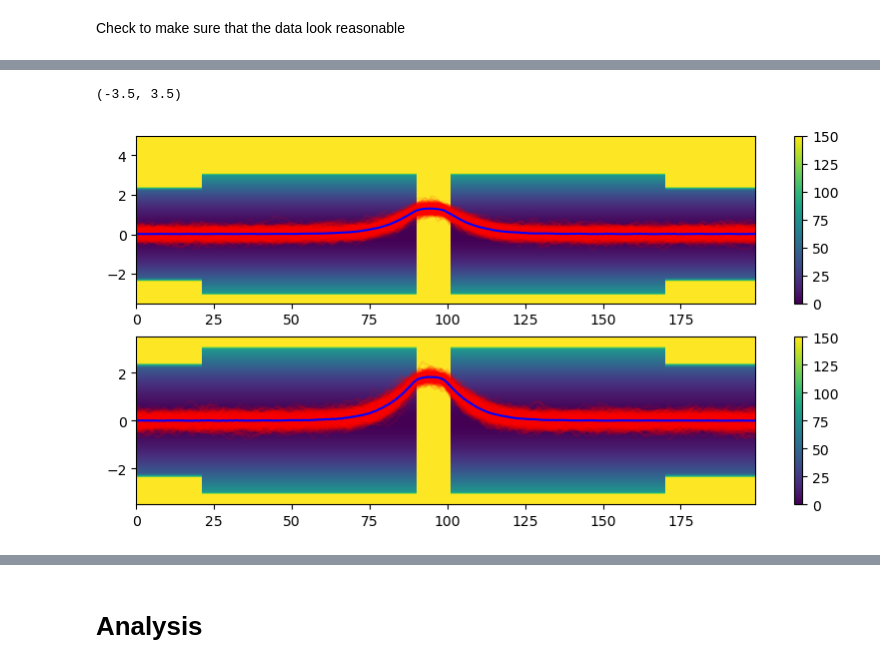
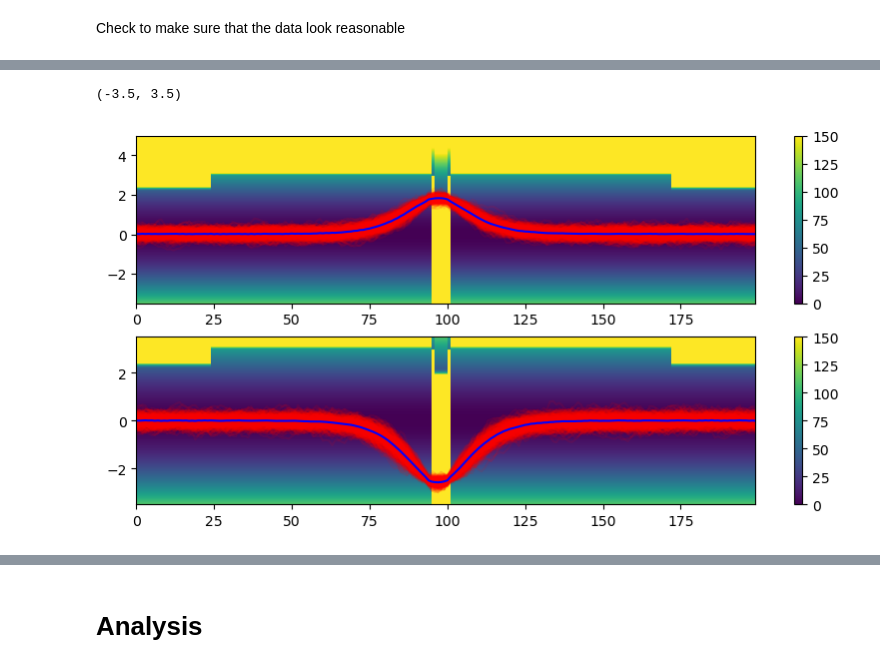
Before and after one commit to jinluchang/Qlattice, a Jupyter notebook: applications/false-vacuum-decay/error_analysis.ipynb, the cells around one changed output, grey strips where cells are left out. Drawn from its saved outputs; the diff is of its cells as text; code cells hidden in the pictures.

```diff
--- a/applications/false-vacuum-decay/error_analysis.ipynb
+++ b/applications/false-vacuum-decay/error_analysis.ipynb
@@ -25,7 +25,7 @@ dt = 0.1
 
 alpha = 0.8
 beta = 9.0
-V_FV_min = -5.0
+V_FV_min = 0.0
 barrier_strength = 100.0
 FV_offset = 4.0
 TV_offset = 0.0
@@ -38,7 +38,7 @@ M = "*"
 L = "*"
 t_FV = "*"
 
-version = "14-2"
+version = "14-3"
 date = "*"
 #date = "2025-04-01" #datetime.datetime.now().date()
 
@@ -97,29 +79,29 @@ output_data/measurements_1x200_alpha_0.8_beta_9.0_FVmin_-5.0_dt_0.1_FVoff_4.0_TV
 # %%
 reload(analysis)
 an = analysis.Analysis(measurements)
 
 fig, ax = plt.subplots(2,1)
 fig.set_figwidth(10)
 an.data.cutoff=10000
-params = {"tTV": 10, "M": 0.8, "L": 1.0, "Nt": Nt, "alpha": alpha, "beta": beta, "FVmin": V_FV_min, "dt": dt, "bar": barrier_strength}
+params = {"tTV": 5, "M": 0.0, "L": 0.0, "Nt": Nt, "alpha": alpha, "beta": beta, "FVmin": V_FV_min, "dt": dt, "bar": barrier_strength}
 #params2 = {"tTV": 0, "offL": False, "offM": False, "M": 1.0, "L": 0.0, "Nt": Nt, "alpha": alpha, "beta": beta, "FVmin": V_FV_min, "dt": dt, "bar": barrier_strength}
 
 an.plot_potential(params, xmin=-3.5, xmax=5, fig=fig, ax=ax[0], cmap="viridis", vmin=0, vmax=150)
 #an.plot_potential_diff(params, params2, xmin=0.8, xmax=2.5, fig=fig, ax=ax, cmap="viridis")
 an.plot_paths(params, sampling_freq = 100, cutoff=10000, ax=ax[0], alpha=0.1, idx=0)
 an.plot_mean_path(params, ax=ax[0], color="blue", idx=0)
 #ax[0].set_xlim([0,199])
 ax[0].set_ylim([-3.5,5])
 #ax[0].hlines(0,0,175)
 
 an.plot_potential(params, xmin=-3.5, xmax=5, fig=fig, ax=ax[1], cmap="viridis", vmin=0, vmax=150)
 an.plot_paths(params, sampling_freq = 100, cutoff=10000, ax=ax[1], alpha=0.1, idx=1)
 an.plot_mean_path(params, ax=ax[1], color="blue", idx=1)
 #ax[1].set_xlim([0,199])
 ax[1].set_ylim([-3.5,3.5])
 # %% [output]
 (-3.5, 3.5)
-[figure, old version]
+[figure, new version]
 # %%
 reload(analysis)
 an = analysis.Analysis(measurements)
```
Also changed, not shown: parts of 10 cells of this notebook, 1 other file.
